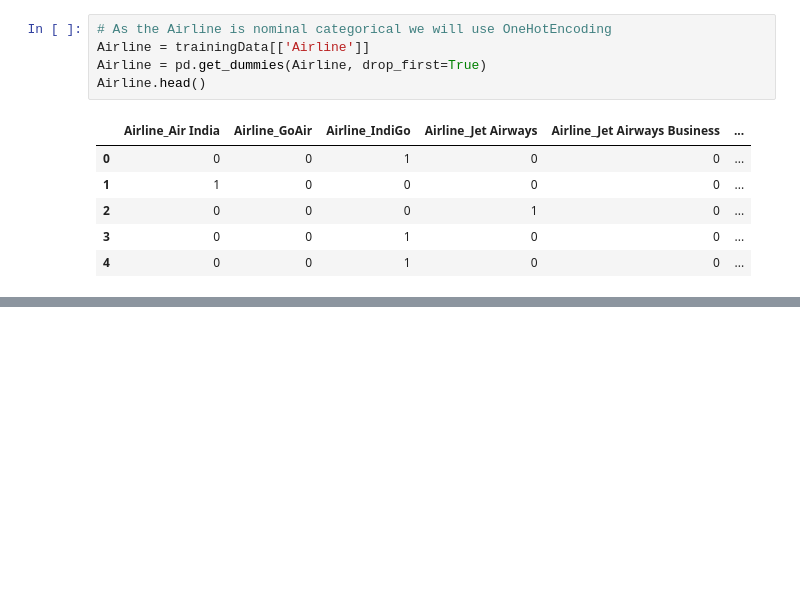
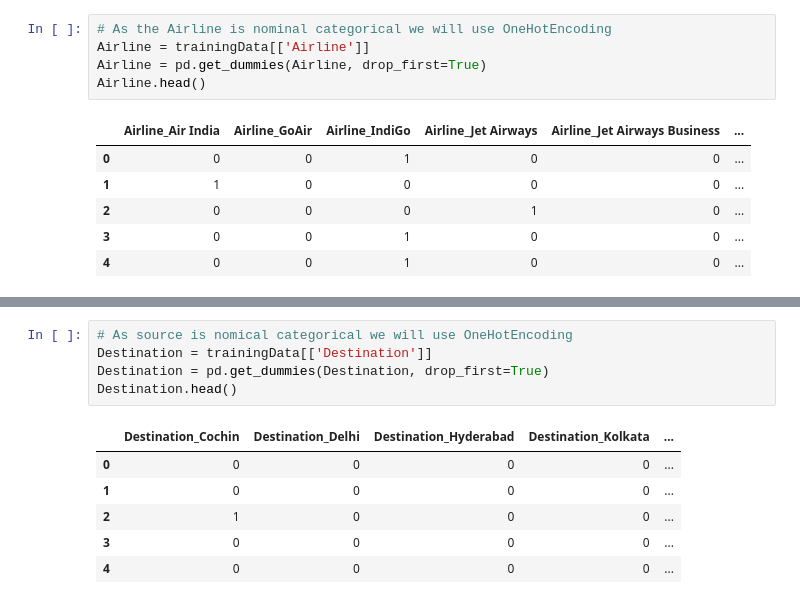
Before and after one commit to MahreenAthar/FlightFarePredictionAndDeployment, a Jupyter notebook: FlightPricePredictionModel.ipynb, the cells around one changed output, grey strips where cells are left out. Cells and saved outputs as stored; diff of their text form; blank space fills up the shorter version.

```diff
--- a/FlightPricePredictionModel.ipynb
+++ b/FlightPricePredictionModel.ipynb
@@ -215,0 +261,12 @@ Airline.head()
+# %%
+# As source is nomical categorical we will use OneHotEncoding
+Destination = trainingData[['Destination']]
+Destination = pd.get_dummies(Destination, drop_first=True)
+Destination.head()
+# %% [output]
+|  | Destination_Cochin | Destination_Delhi | Destination_Hyderabad | Destination_Kolkata | ... |
+| 0 | 0 | 0 | 0 | 0 | ... |
+| 1 | 0 | 0 | 0 | 0 | ... |
+| 2 | 1 | 0 | 0 | 0 | ... |
+| 3 | 0 | 0 | 0 | 0 | ... |
+| 4 | 0 | 0 | 0 | 0 | ... |
```
Also changed, not shown: parts of 9 cells of this notebook.
